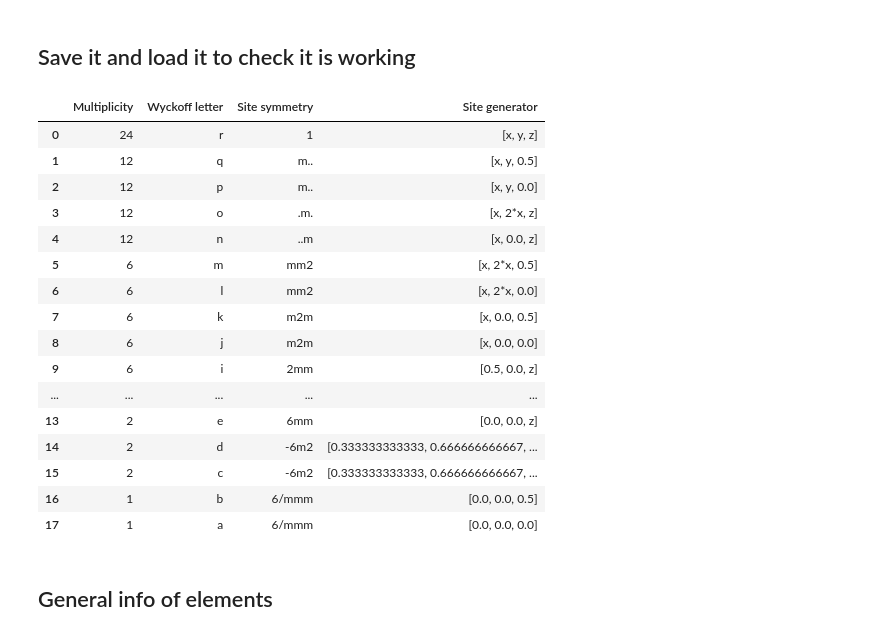
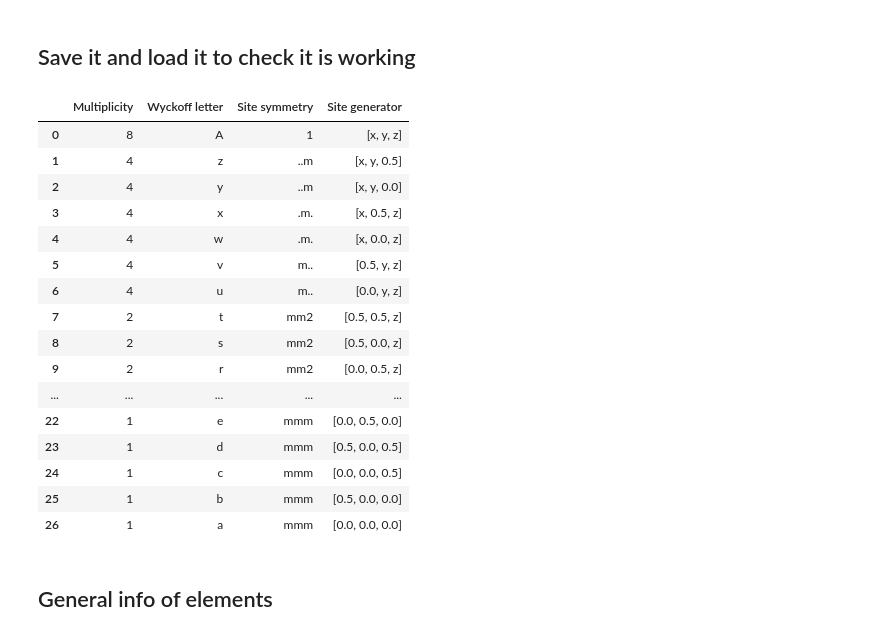
Before and after one commit to felixmusil/generate_structures, a Jupyter notebook: data_mining/import-SG-info-from-spglibTable-and-InternationalTable.ipynb, the cells around one changed output. Cells and saved outputs as stored; diff of their text form; code cells hidden in the pictures.

```diff
--- a/data_mining/import-SG-info-from-spglibTable-and-InternationalTable.ipynb
+++ b/data_mining/import-SG-info-from-spglibTable-and-InternationalTable.ipynb
@@ -457,23 +454,28 @@ with open(fileName, 'rb') as handle:
+# %%
+fileName = '../reference_info/SpaceGroup-multiplicity-wickoff-info.pck'
+import cPickle as pck
+with open(fileName, 'rb') as handle:
+    b = pck.load(handle)
 # %%
-b[191]
+b[47]
 # %% [output]
 |  | Multiplicity | Wyckoff letter | Site symmetry | Site generator |
-| 0 | 24 | r | 1 | [x, y, z] |
-| 1 | 12 | q | m.. | [x, y, 0.5] |
-| 2 | 12 | p | m.. | [x, y, 0.0] |
-| 3 | 12 | o | .m. | [x, 2*x, z] |
-| 4 | 12 | n | ..m | [x, 0.0, z] |
-| 5 | 6 | m | mm2 | [x, 2*x, 0.5] |
-| 6 | 6 | l | mm2 | [x, 2*x, 0.0] |
-| 7 | 6 | k | m2m | [x, 0.0, 0.5] |
-| 8 | 6 | j | m2m | [x, 0.0, 0.0] |
-| 9 | 6 | i | 2mm | [0.5, 0.0, z] |
+| 0 | 8 | A | 1 | [x, y, z] |
+| 1 | 4 | z | ..m | [x, y, 0.5] |
+| 2 | 4 | y | ..m | [x, y, 0.0] |
+| 3 | 4 | x | .m. | [x, 0.5, z] |
+| 4 | 4 | w | .m. | [x, 0.0, z] |
+| 5 | 4 | v | m.. | [0.5, y, z] |
+| 6 | 4 | u | m.. | [0.0, y, z] |
+| 7 | 2 | t | mm2 | [0.5, 0.5, z] |
+| 8 | 2 | s | mm2 | [0.5, 0.0, z] |
+| 9 | 2 | r | mm2 | [0.0, 0.5, z] |
 | ... | ... | ... | ... | ... |
-| 13 | 2 | e | 6mm | [0.0, 0.0, z] |
-| 14 | 2 | d | -6m2 | [0.333333333333, 0.666666666667, ... |
-| 15 | 2 | c | -6m2 | [0.333333333333, 0.666666666667, ... |
-| 16 | 1 | b | 6/mmm | [0.0, 0.0, 0.5] |
-| 17 | 1 | a | 6/mmm | [0.0, 0.0, 0.0] |
+| 22 | 1 | e | mmm | [0.0, 0.5, 0.0] |
+| 23 | 1 | d | mmm | [0.5, 0.0, 0.5] |
+| 24 | 1 | c | mmm | [0.0, 0.0, 0.5] |
+| 25 | 1 | b | mmm | [0.5, 0.0, 0.0] |
+| 26 | 1 | a | mmm | [0.0, 0.0, 0.0] |
 # %% [markdown]
 ## General info of elements
 # %%
```
Also changed, not shown: parts of 2 cells of this notebook, 1 other file.
